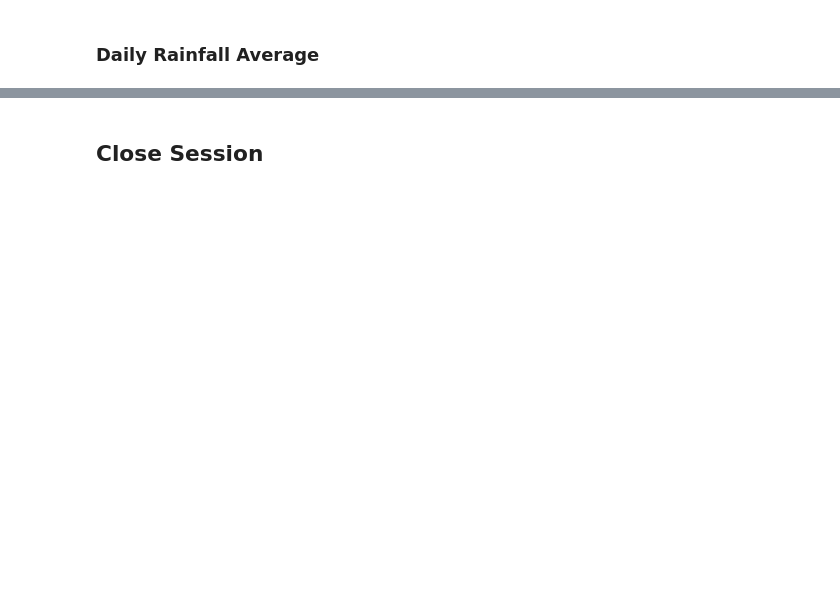
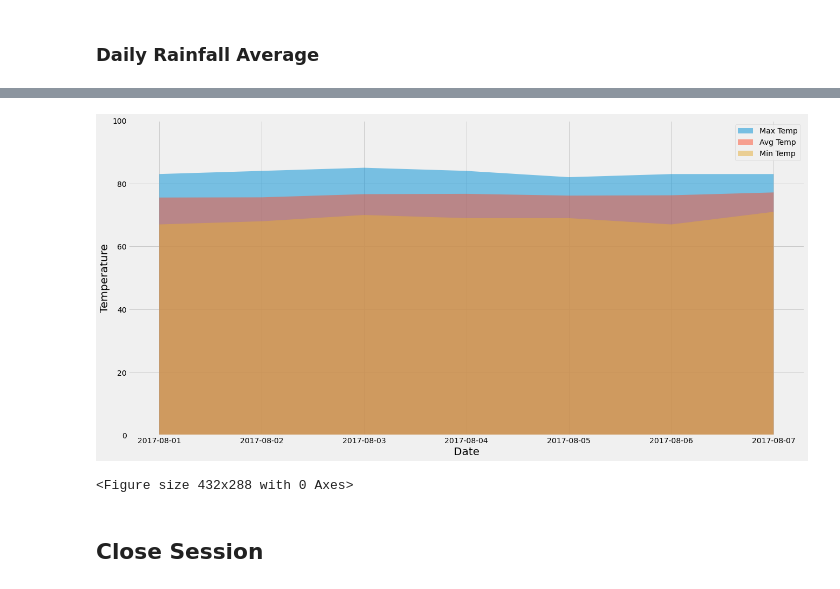
Before and after one commit to rromang/sqlalchemy-challenge, a Jupyter notebook: temp_analysis_bonus_2_starter.ipynb, the cells around one changed output, grey strips where cells are left out. Cells and saved outputs as stored; diff of their text form; code cells hidden in the pictures; blank space fills up the shorter version.

```diff
--- a/temp_analysis_bonus_2_starter.ipynb
+++ b/temp_analysis_bonus_2_starter.ipynb
@@ -110,0 +254,16 @@ end_date = '2017-08-07'
+# %%
+# Load the previous query results into a Pandas DataFrame and add the `trip_dates` range as the `date` index
+
+t_min = [x[0][0] for x in daily_norms]
+t_avg = [x[0][1] for x in daily_norms]
+t_max = [x[0][2] for x in daily_norms]
+
+# print(t_min)
+# print(t_avg)
+# print(t_max)
+
+
+trip_df = pd.DataFrame(list(zip(dates, t_min, t_avg, t_max)))
+trip_df.columns = ["Date", "Min_Temp", "Avg_Temp", 'Max_Temp']
+trip_df_new=trip_df.set_index('Date')
+trip_df_new
@@ -111,2 +283,31 @@ end_date = '2017-08-07'
+# %%
+# Plot the daily normals as an area plot with `stacked=False`
+
+
+plt.figure(figsize=(20,10))
+
+
+plt.fill_between(trip_df['Date'], trip_df_new['Max_Temp'],
+                 alpha=0.5, label='Max Temp')
+plt.fill_between(trip_df['Date'], trip_df_new['Avg_Temp'],
+                 alpha=0.5, label='Avg Temp')
+plt.fill_between(trip_df['Date'], trip_df_new['Min_Temp'],
+                 alpha=0.5, label='Min Temp')
+plt.xlabel("Date", size=20)
+plt.ylabel("Temperature", size=20)
+plt.ylim(0,100)
+plt.legend()
+plt.show()
+
+
+plt.tight_layout()
+
+plt.show()
+
+
+# Note: attempted to use panda plotting but had trouble adjusting the size. Resource used to help with the plotting:https://jingwen-z.github.io/data-viz-with-matplotlib-series7-area-chart/
+# %% [output]
+[figure, added]
+<Figure size 432x288 with 0 Axes>
 # %% [markdown]
 ## Close Session
```
Also changed, not shown: parts of 15 cells of this notebook, 1 other file.
